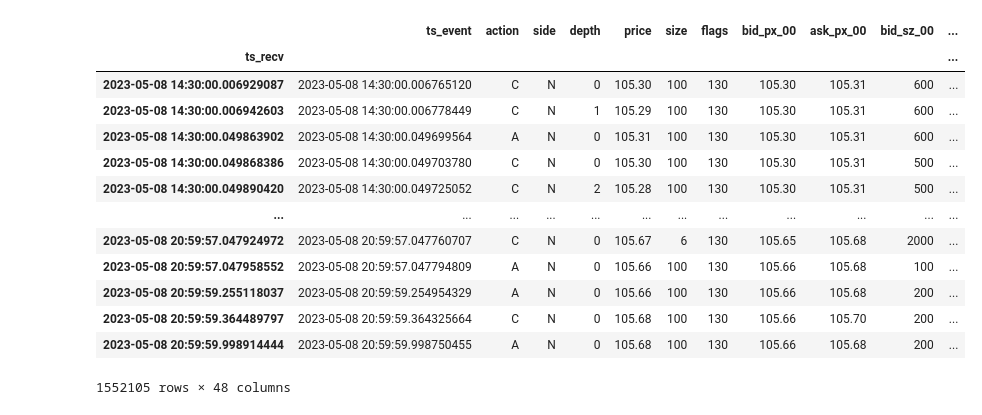
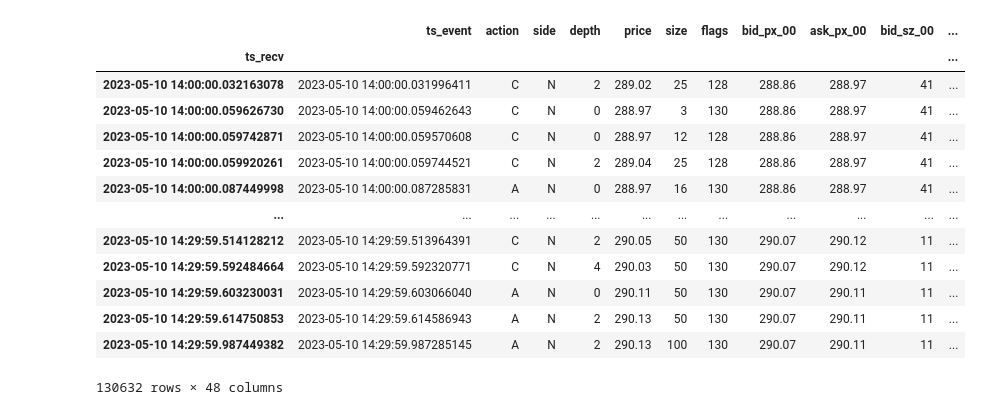
Before and after one commit to singhnam23/market-making-simulator, a Jupyter notebook: notebooks/executor_example.ipynb, the cells around one changed output. Saved outputs shown, nothing was run; the diff lists cells and outputs as text; code cells hidden in the pictures.

```diff
--- a/notebooks/executor_example.ipynb
+++ b/notebooks/executor_example.ipynb
@@ -11,21 +11,25 @@ import math
 pd.set_option('display.max_rows', 100)
 pd.set_option('display.max_columns', 80)
 # %%
-data_file_path = '../data/databento/AMZN/xnas-itch-20230508.mbp-10.dbn.zst'
-amzn_df = databento_file_parser(data_file_path)
-amzn_df
+ticker = 'NVDA'
+date = '20230510'
+
+data_file_path = f'../data/databento/{ticker}/xnas-itch-{date}.mbp-10.dbn.zst'
+data_df = databento_file_parser(data_file_path)
+data_df = list(data_df.resample('30min'))[0][1]
+data_df
 # %% [output]
 |  | ts_event | action | side | depth | price | size | flags | bid_px_00 | ask_px_00 | bid_sz_00 | ... |
 | ts_recv |  |  |  |  |  |  |  |  |  |  | ... |
-| 2023-05-08 14:30:00.006929087 | 2023-05-08 14:30:00.006765120 | C | N | 0 | 105.30 | 100 | 130 | 105.30 | 105.31 | 600 | ... |
-| 2023-05-08 14:30:00.006942603 | 2023-05-08 14:30:00.006778449 | C | N | 1 | 105.29 | 100 | 130 | 105.30 | 105.31 | 600 | ... |
-| 2023-05-08 14:30:00.049863902 | 2023-05-08 14:30:00.049699564 | A | N | 0 | 105.31 | 100 | 130 | 105.30 | 105.31 | 600 | ... |
-| 2023-05-08 14:30:00.049868386 | 2023-05-08 14:30:00.049703780 | C | N | 0 | 105.30 | 100 | 130 | 105.30 | 105.31 | 500 | ... |
-| 2023-05-08 14:30:00.049890420 | 2023-05-08 14:30:00.049725052 | C | N | 2 | 105.28 | 100 | 130 | 105.30 | 105.31 | 500 | ... |
+| 2023-05-10 14:00:00.032163078 | 2023-05-10 14:00:00.031996411 | C | N | 2 | 289.02 | 25 | 128 | 288.86 | 288.97 | 41 | ... |
+| 2023-05-10 14:00:00.059626730 | 2023-05-10 14:00:00.059462643 | C | N | 0 | 288.97 | 3 | 130 | 288.86 | 288.97 | 41 | ... |
+| 2023-05-10 14:00:00.059742871 | 2023-05-10 14:00:00.059570608 | C | N | 0 | 288.97 | 12 | 128 | 288.86 | 288.97 | 41 | ... |
+| 2023-05-10 14:00:00.059920261 | 2023-05-10 14:00:00.059744521 | C | N | 2 | 289.04 | 25 | 128 | 288.86 | 288.97 | 41 | ... |
+| 2023-05-10 14:00:00.087449998 | 2023-05-10 14:00:00.087285831 | A | N | 0 | 288.97 | 16 | 130 | 288.86 | 288.97 | 41 | ... |
 | ... | ... | ... | ... | ... | ... | ... | ... | ... | ... | ... | ... |
-| 2023-05-08 20:59:57.047924972 | 2023-05-08 20:59:57.047760707 | C | N | 0 | 105.67 | 6 | 130 | 105.65 | 105.68 | 2000 | ... |
-| 2023-05-08 20:59:57.047958552 | 2023-05-08 20:59:57.047794809 | A | N | 0 | 105.66 | 100 | 130 | 105.66 | 105.68 | 100 | ... |
-| 2023-05-08 20:59:59.255118037 | 2023-05-08 20:59:59.254954329 | A | N | 0 | 105.66 | 100 | 130 | 105.66 | 105.68 | 200 | ... |
-| 2023-05-08 20:59:59.364489797 | 2023-05-08 20:59:59.364325664 | C | N | 0 | 105.68 | 100 | 130 | 105.66 | 105.70 | 200 | ... |
-| 2023-05-08 20:59:59.998914444 | 2023-05-08 20:59:59.998750455 | A | N | 0 | 105.68 | 100 | 130 | 105.66 | 105.68 | 200 | ... |
+| 2023-05-10 14:29:59.514128212 | 2023-05-10 14:29:59.513964391 | C | N | 2 | 290.05 | 50 | 130 | 290.07 | 290.12 | 11 | ... |
+| 2023-05-10 14:29:59.592484664 | 2023-05-10 14:29:59.592320771 | C | N | 4 | 290.03 | 50 | 130 | 290.07 | 290.12 | 11 | ... |
+| 2023-05-10 14:29:59.603230031 | 2023-05-10 14:29:59.603066040 | A | N | 0 | 290.11 | 50 | 130 | 290.07 | 290.11 | 11 | ... |
+| 2023-05-10 14:29:59.614750853 | 2023-05-10 14:29:59.614586943 | A | N | 2 | 290.13 | 50 | 130 | 290.07 | 290.11 | 11 | ... |
+| 2023-05-10 14:29:59.987449382 | 2023-05-10 14:29:59.987285145 | A | N | 2 | 290.13 | 100 | 130 | 290.07 | 290.11 | 11 | ... |
-1552105 rows × 48 columns
+130632 rows × 48 columns
```
Also changed, not shown: parts of 8 cells of this notebook, 2 other files.
